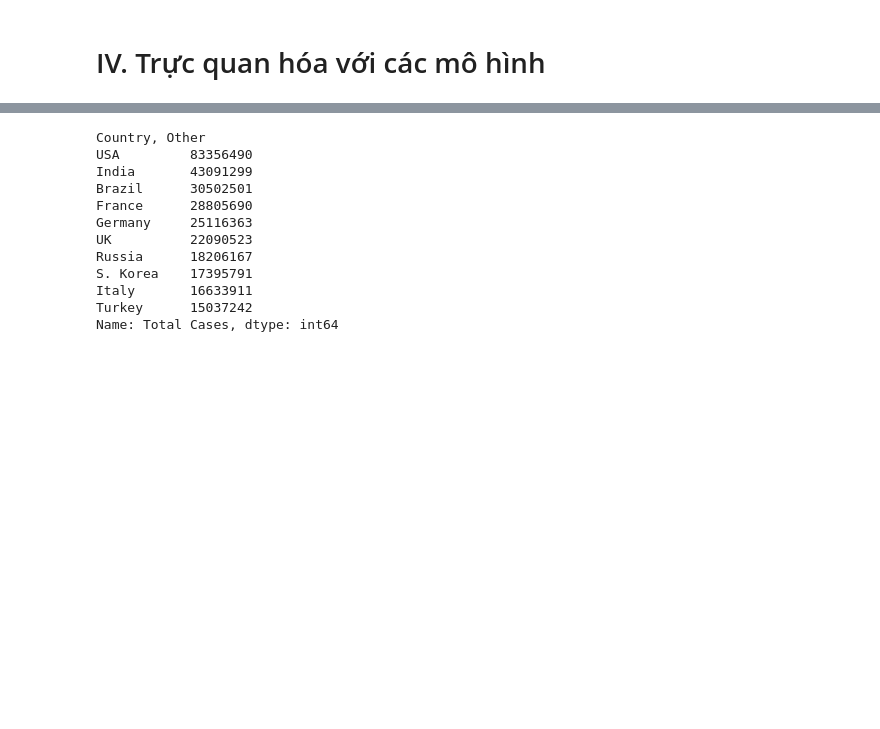
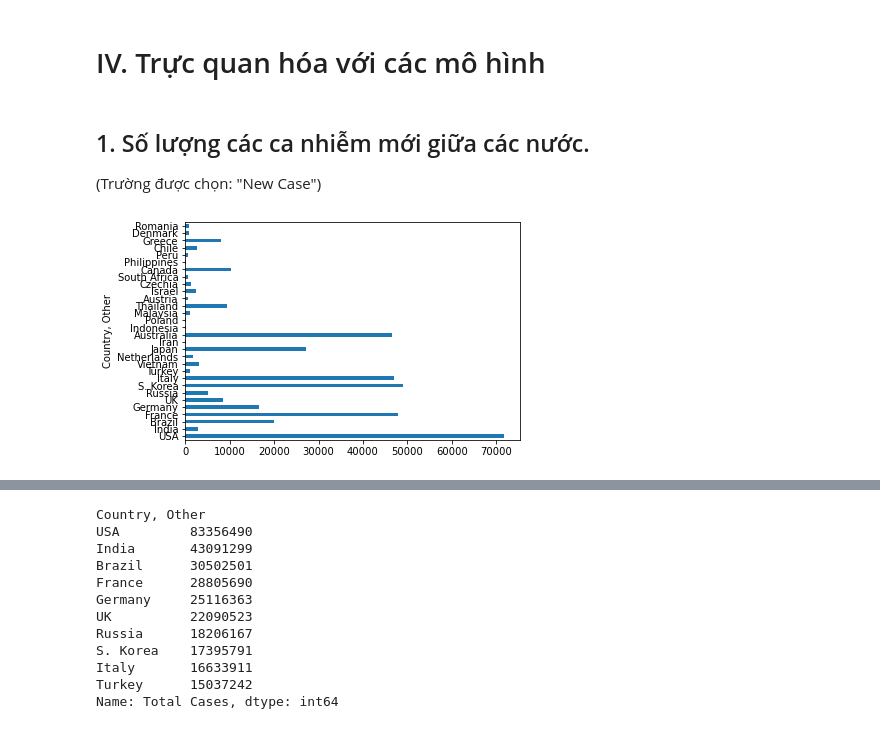
Before and after one commit to huungociter/VISUALIZE-CORONA, a Jupyter notebook: Data_Visualize.ipynb, the cells around one changed output, grey strips where cells are left out. Saved outputs shown, nothing was run; the diff lists cells and outputs as text; code cells hidden in the pictures; blank space fills up the shorter version.

```diff
--- a/Data_Visualize.ipynb
+++ b/Data_Visualize.ipynb
@@ -64,2 +58,12 @@ Data
 # %% [markdown]
 # IV. Trực quan hóa với các mô hình
+# %% [markdown]
+## 1. Số lượng các ca nhiễm mới giữa các nước.
+(Trường được chọn: "New Case")
+# %%
+#Data = Data.set_index('Country, Other')
+NewCase_df = Data.drop(Data[Data['New Cases'] == 0].index)
+NewCase_df = NewCase_df['New Cases']
+barh = NewCase_df.head(30).plot.barh()
+# %% [output]
+[figure, added]
```
Also changed, not shown: parts of 18 cells of this notebook.
